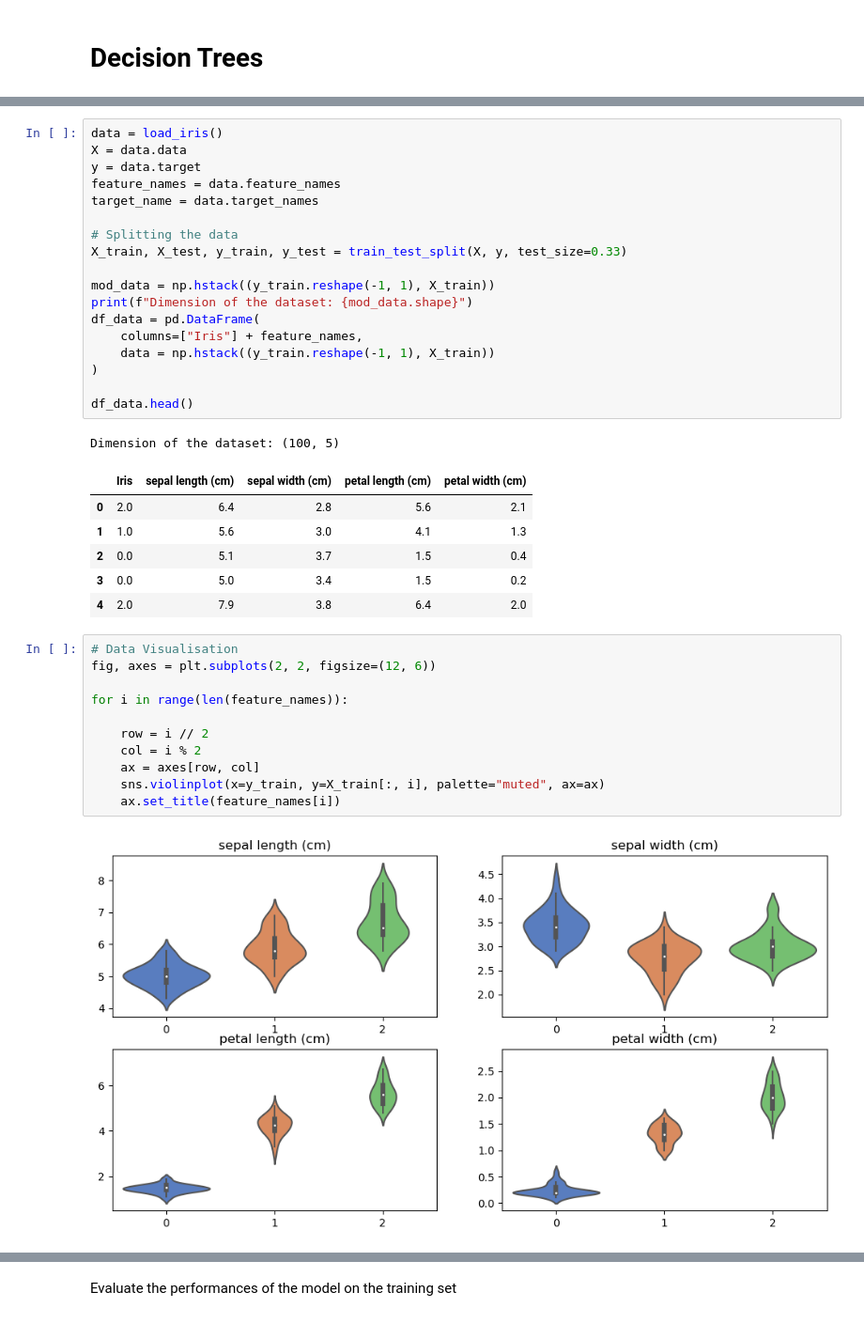
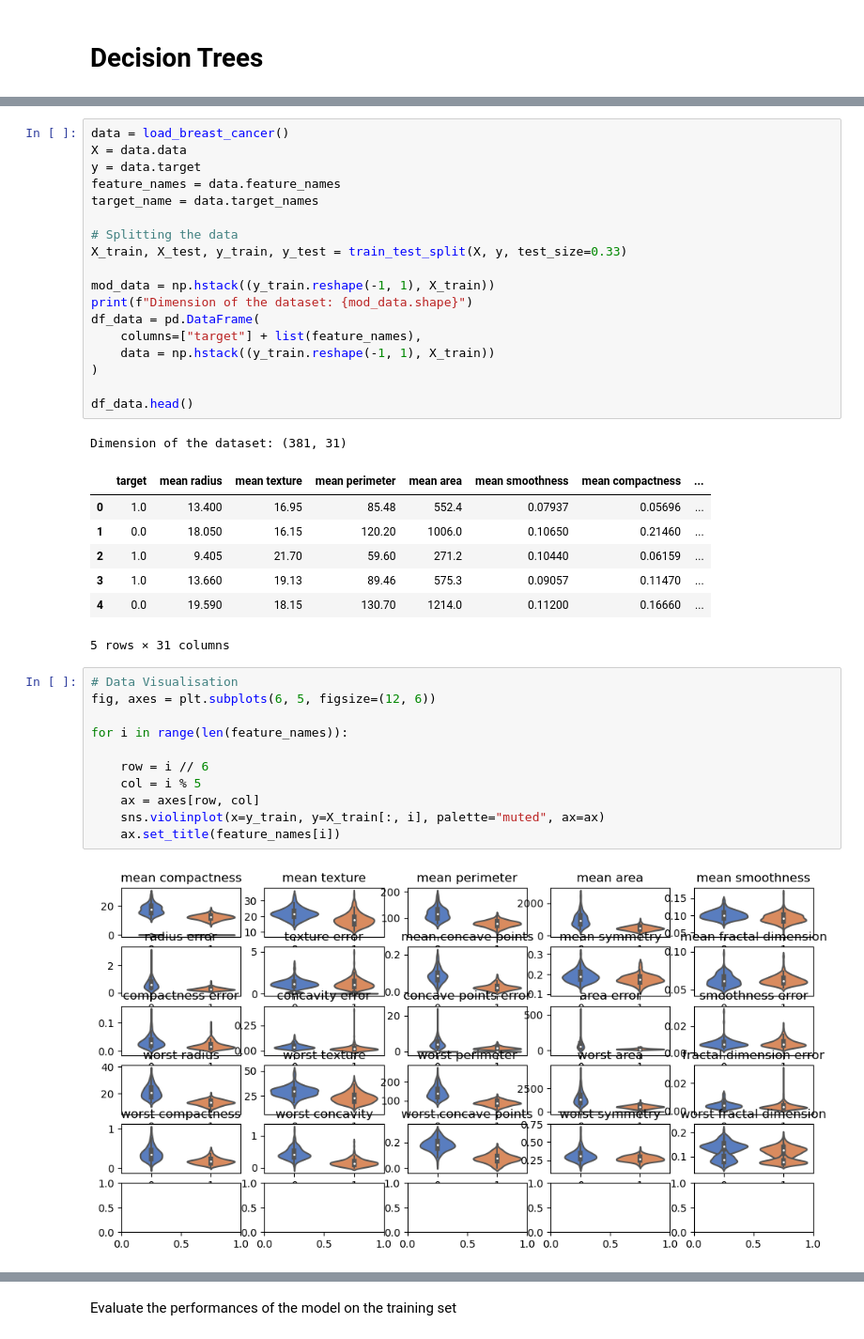
Before and after one commit to RPifaut/machine_learning, a Jupyter notebook: Basic Notions/decision_tree_and_random_forest.ipynb, the cells around one changed output, grey strips where cells are left out. Shown: that part at 94% size. Drawn from its saved outputs; the diff is of its cells as text.

```diff
--- a/Basic Notions/decision_tree_and_random_forest.ipynb
+++ b/Basic Notions/decision_tree_and_random_forest.ipynb
@@ -12,7 +13,7 @@ from sklearn.tree import DecisionTreeClassifier
 from sklearn.tree import DecisionTreeRegressor
 from sklearn.tree import plot_tree
 # %%
-data = load_iris()
+data = load_breast_cancer()
 X = data.data
 y = data.target
 feature_names = data.feature_names
@@ -24,32 +25,33 @@ X_train, X_test, y_train, y_test = train_test_split(X, y, test_size=0.33)
 mod_data = np.hstack((y_train.reshape(-1, 1), X_train))
 print(f"Dimension of the dataset: {mod_data.shape}")
 df_data = pd.DataFrame(
-    columns=["Iris"] + feature_names,
+    columns=["target"] + list(feature_names),
     data = np.hstack((y_train.reshape(-1, 1), X_train))
 )
 
 df_data.head()
 # %% [output]
-Dimension of the dataset: (100, 5)
+Dimension of the dataset: (381, 31)
-|  | Iris | sepal length (cm) | sepal width (cm) | petal length (cm) | petal width (cm) |
-| 0 | 2.0 | 6.4 | 2.8 | 5.6 | 2.1 |
-| 1 | 1.0 | 5.6 | 3.0 | 4.1 | 1.3 |
-| 2 | 0.0 | 5.1 | 3.7 | 1.5 | 0.4 |
-| 3 | 0.0 | 5.0 | 3.4 | 1.5 | 0.2 |
-| 4 | 2.0 | 7.9 | 3.8 | 6.4 | 2.0 |
+|  | target | mean radius | mean texture | mean perimeter | mean area | mean smoothness | mean compactness | ... |
+| 0 | 1.0 | 13.400 | 16.95 | 85.48 | 552.4 | 0.07937 | 0.05696 | ... |
+| 1 | 0.0 | 18.050 | 16.15 | 120.20 | 1006.0 | 0.10650 | 0.21460 | ... |
+| 2 | 1.0 | 9.405 | 21.70 | 59.60 | 271.2 | 0.10440 | 0.06159 | ... |
+| 3 | 1.0 | 13.660 | 19.13 | 89.46 | 575.3 | 0.09057 | 0.11470 | ... |
+| 4 | 0.0 | 19.590 | 18.15 | 130.70 | 1214.0 | 0.11200 | 0.16660 | ... |
+5 rows × 31 columns
 # %%
 # Data Visualisation
-fig, axes = plt.subplots(2, 2, figsize=(12, 6))
+fig, axes = plt.subplots(6, 5, figsize=(12, 6))
 
 for i in range(len(feature_names)):
 
-    row = i // 2
-    col = i % 2
+    row = i // 6
+    col = i % 5
     ax = axes[row, col]
     sns.violinplot(x=y_train, y=X_train[:, i], palette="muted", ax=ax)
     ax.set_title(feature_names[i])
 # %% [output]
-[figure, old version]
+[figure, new version]
 # %%
 # Fitting the decision tree
 model = DecisionTreeClassifier(
```
Also changed, not shown: parts of 10 cells of this notebook.
